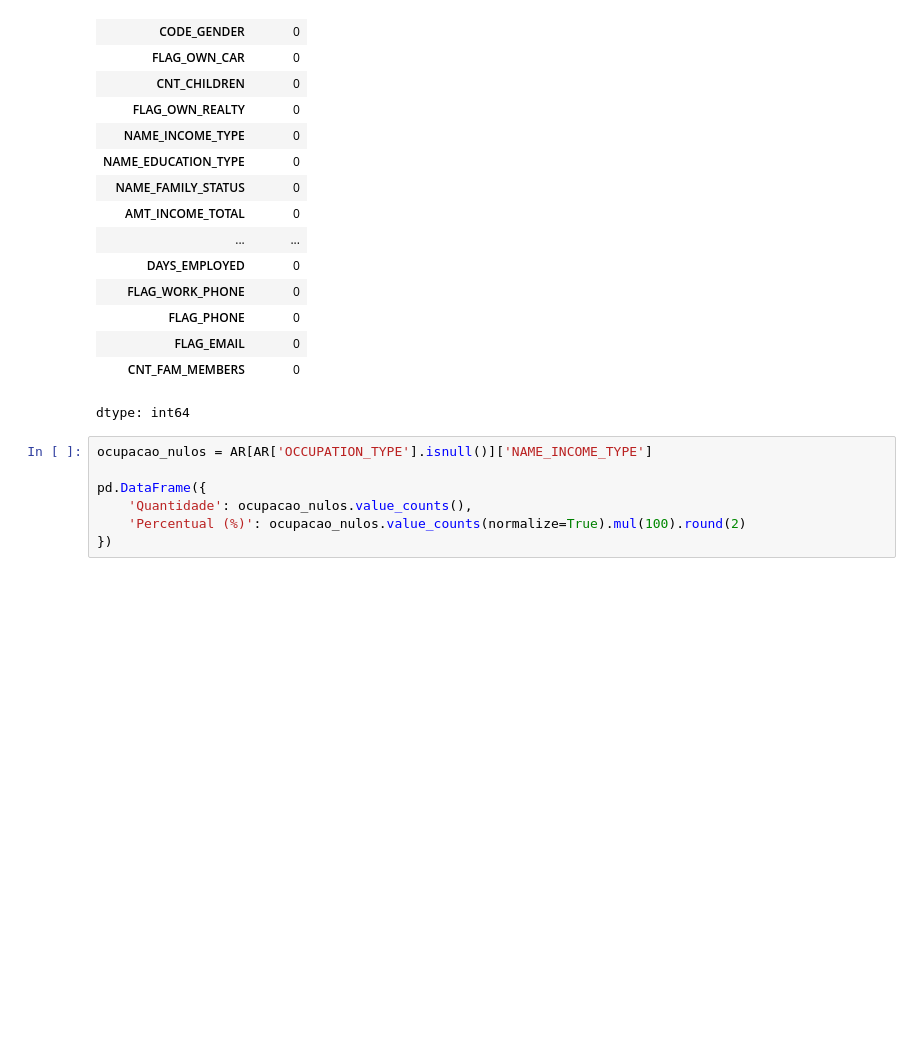
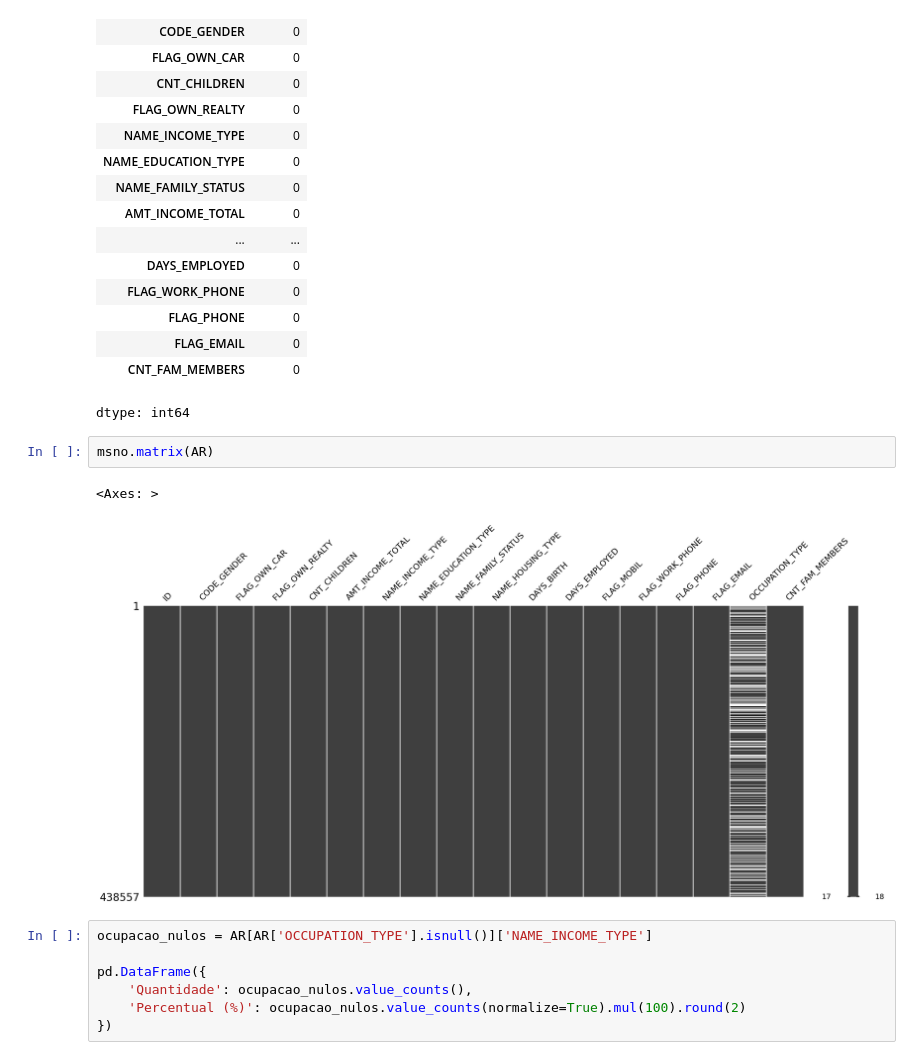
Before and after one commit to marciapaulasv-coder/TechChalenge, a Jupyter notebook: 01_eda.ipynb, the cells around one changed output. Drawn from its saved outputs; the diff is of its cells as text; blank space fills up the shorter version.

```diff
--- a/01_eda.ipynb
+++ b/01_eda.ipynb
@@ -166,6 +167,11 @@ AR.isnull().sum().sort_values(ascending = False)
 | FLAG_EMAIL | 0 |
 | CNT_FAM_MEMBERS | 0 |
 dtype: int64
+# %%
+msno.matrix(AR)
+# %% [output]
+<Axes: >
+[figure, added]
 # %%
 ocupacao_nulos = AR[AR['OCCUPATION_TYPE'].isnull()]['NAME_INCOME_TYPE']
 
```
Also changed, not shown: parts of 22 cells of this notebook.
